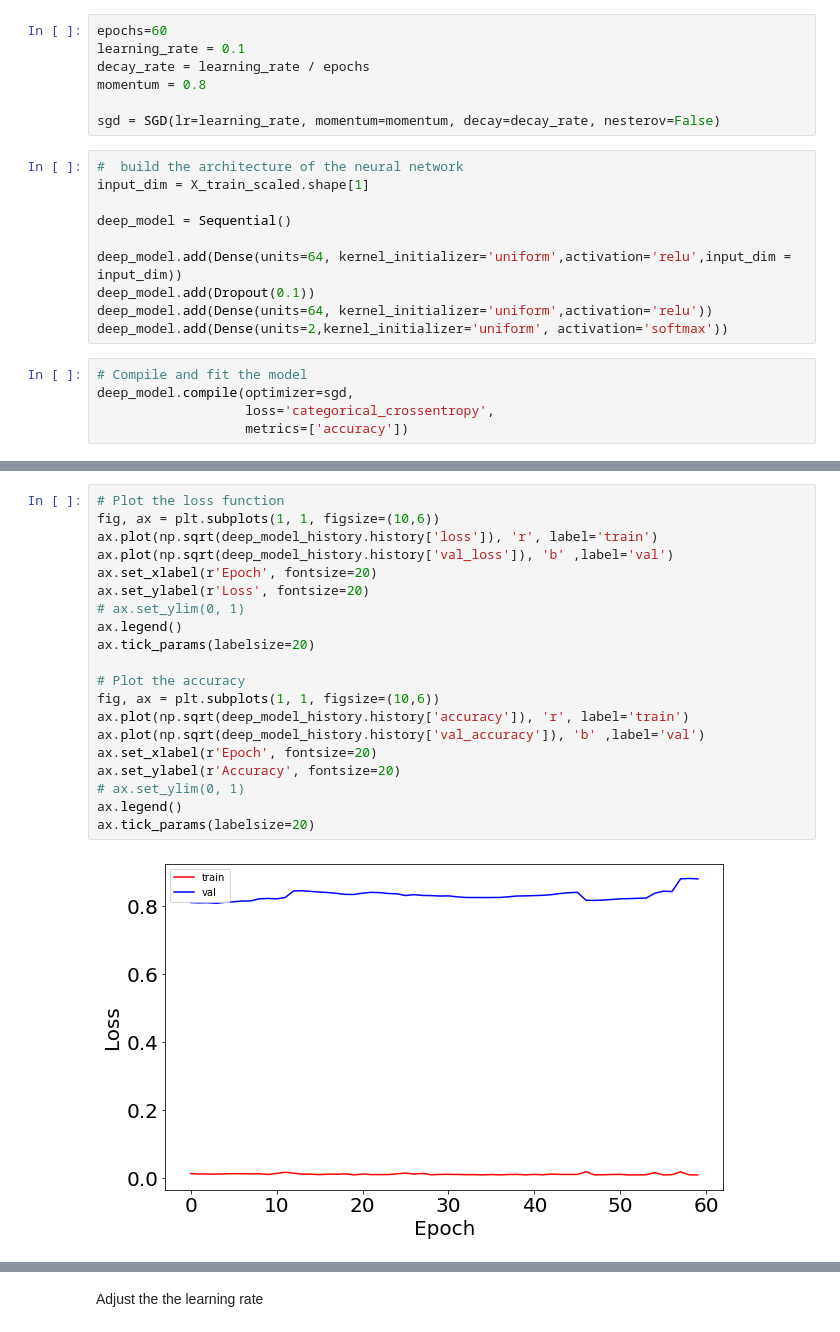
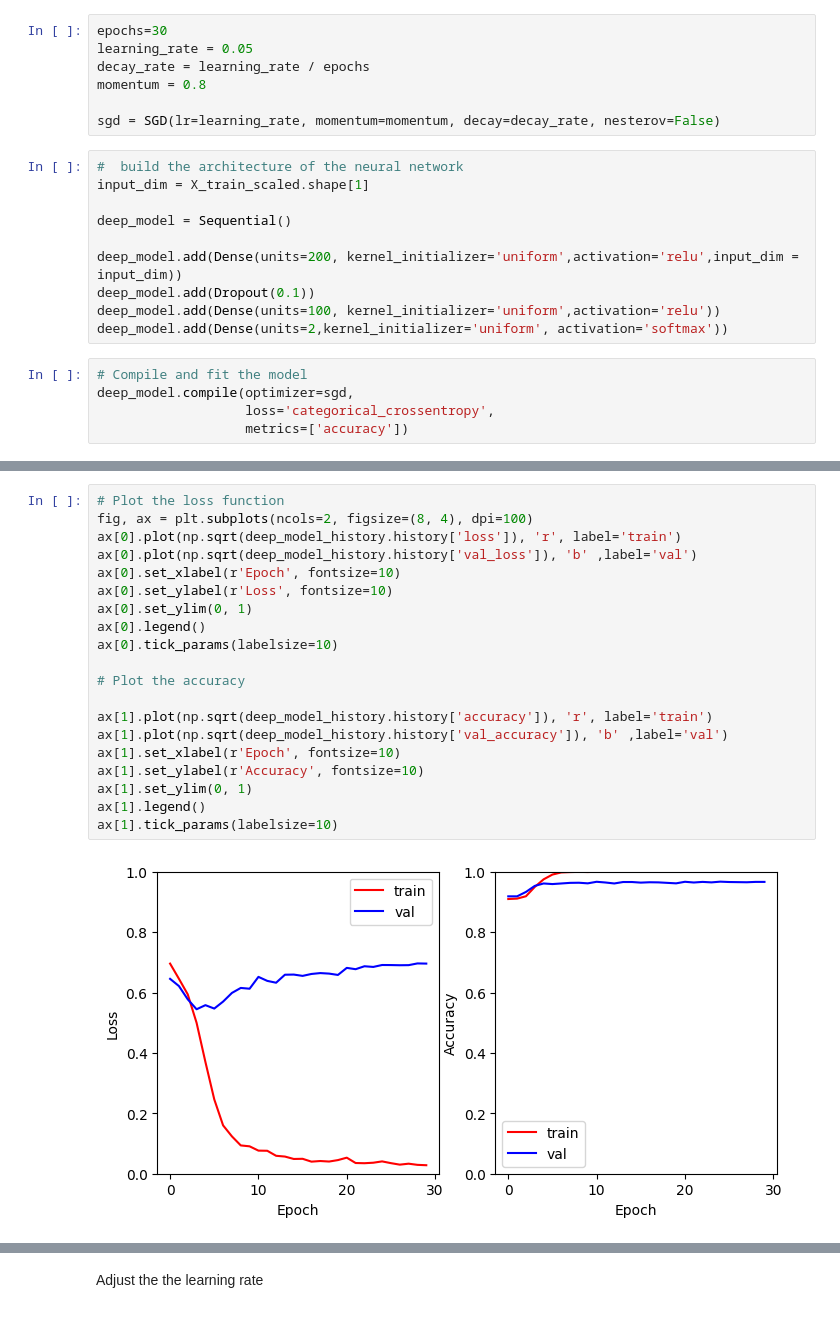
Before and after one commit to MPdeM/NLP_JobPostings, a Jupyter notebook: machinelearning/TF_IDF_DL_sklearn_opt.ipynb, the cells around one changed output, grey strips where cells are left out. Saved outputs shown, nothing was run; the diff lists cells and outputs as text.

```diff
--- a/machinelearning/TF_IDF_DL_sklearn_opt.ipynb
+++ b/machinelearning/TF_IDF_DL_sklearn_opt.ipynb
@@ -154,8 +151,8 @@ from sklearn.utils import shuffle
 # %% [markdown]
 Adjust the learning rate
 # %%
-epochs=60
-learning_rate = 0.1
+epochs=30
+learning_rate = 0.05
 decay_rate = learning_rate / epochs
 momentum = 0.8
 
@@ -166,9 +163,9 @@ input_dim = X_train_scaled.shape[1]
 
 deep_model = Sequential()
 
-deep_model.add(Dense(units=64, kernel_initializer='uniform',activation='relu',input_dim = input_dim))
+deep_model.add(Dense(units=200, kernel_initializer='uniform',activation='relu',input_dim = input_dim))
 deep_model.add(Dropout(0.1))
-deep_model.add(Dense(units=64, kernel_initializer='uniform',activation='relu'))
+deep_model.add(Dense(units=100, kernel_initializer='uniform',activation='relu'))
 deep_model.add(Dense(units=2,kernel_initializer='uniform', activation='softmax'))
 # %%
 # Compile and fit the model
@@ -205,22 +207,22 @@ Epoch 60/60
 # %%
 # Plot the loss function
-fig, ax = plt.subplots(1, 1, figsize=(10,6))
-ax.plot(np.sqrt(deep_model_history.history['loss']), 'r', label='train')
-ax.plot(np.sqrt(deep_model_history.history['val_loss']), 'b' ,label='val')
-ax.set_xlabel(r'Epoch', fontsize=20)
-ax.set_ylabel(r'Loss', fontsize=20)
-# ax.set_ylim(0, 1)
-ax.legend()
-ax.tick_params(labelsize=20)
+fig, ax = plt.subplots(ncols=2, figsize=(8, 4), dpi=100)
+ax[0].plot(np.sqrt(deep_model_history.history['loss']), 'r', label='train')
+ax[0].plot(np.sqrt(deep_model_history.history['val_loss']), 'b' ,label='val')
+ax[0].set_xlabel(r'Epoch', fontsize=10)
+ax[0].set_ylabel(r'Loss', fontsize=10)
+ax[0].set_ylim(0, 1)
+ax[0].legend()
+ax[0].tick_params(labelsize=10)
 
 # Plot the accuracy
-fig, ax = plt.subplots(1, 1, figsize=(10,6))
-ax.plot(np.sqrt(deep_model_history.history['accuracy']), 'r', label='train')
-ax.plot(np.sqrt(deep_model_history.history['val_accuracy']), 'b' ,label='val')
-ax.set_xlabel(r'Epoch', fontsize=20)
-ax.set_ylabel(r'Accuracy', fontsize=20)
-# ax.set_ylim(0, 1)
-ax.legend()
-ax.tick_params(labelsize=20)
+
+ax[1].plot(np.sqrt(deep_model_history.history['accuracy']), 'r', label='train')
+ax[1].plot(np.sqrt(deep_model_history.history['val_accuracy']), 'b' ,label='val')
+ax[1].set_xlabel(r'Epoch', fontsize=10)
+ax[1].set_ylabel(r'Accuracy', fontsize=10)
+ax[1].set_ylim(0, 1)
+ax[1].legend()
+ax[1].tick_params(labelsize=10)
 # %% [output]
-[figure, old version]
+[figure, new version]
```
Also changed, not shown: parts of 12 cells of this notebook.
